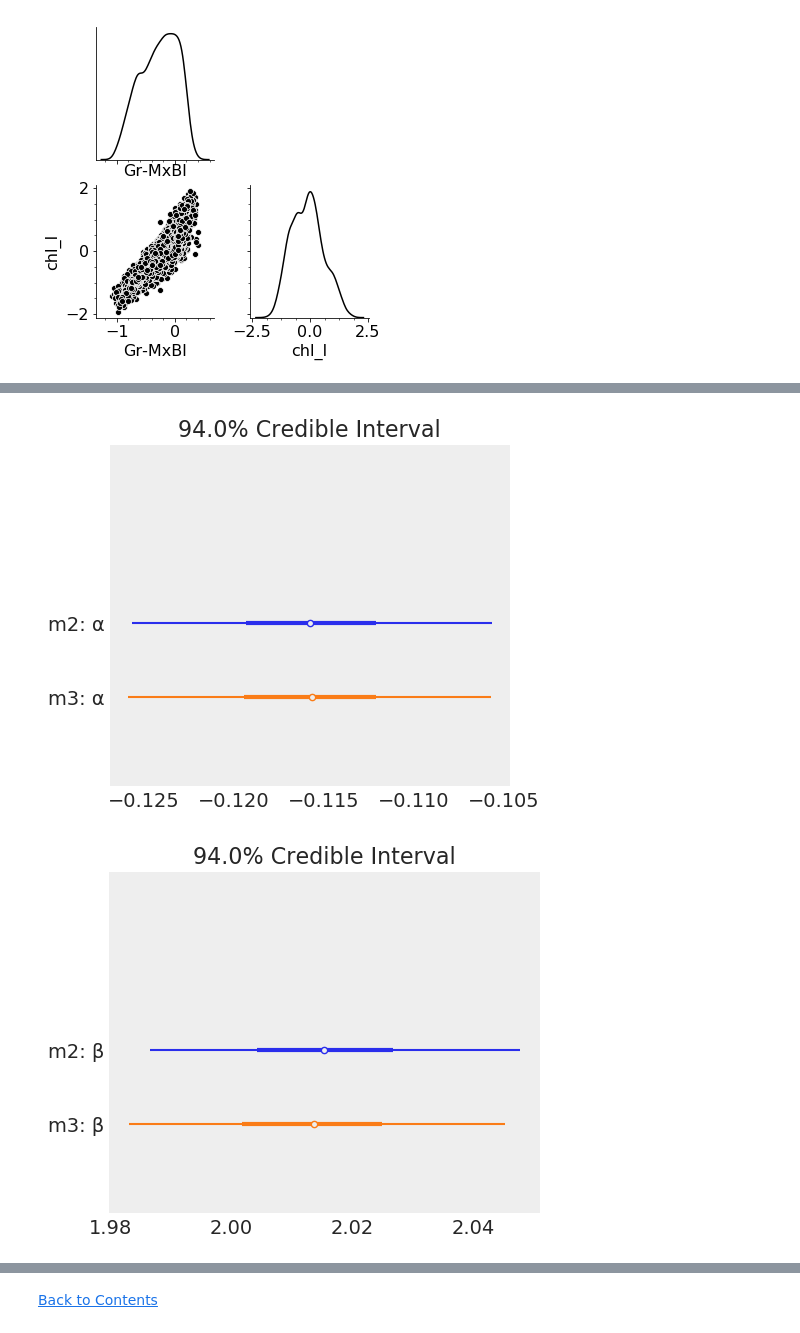
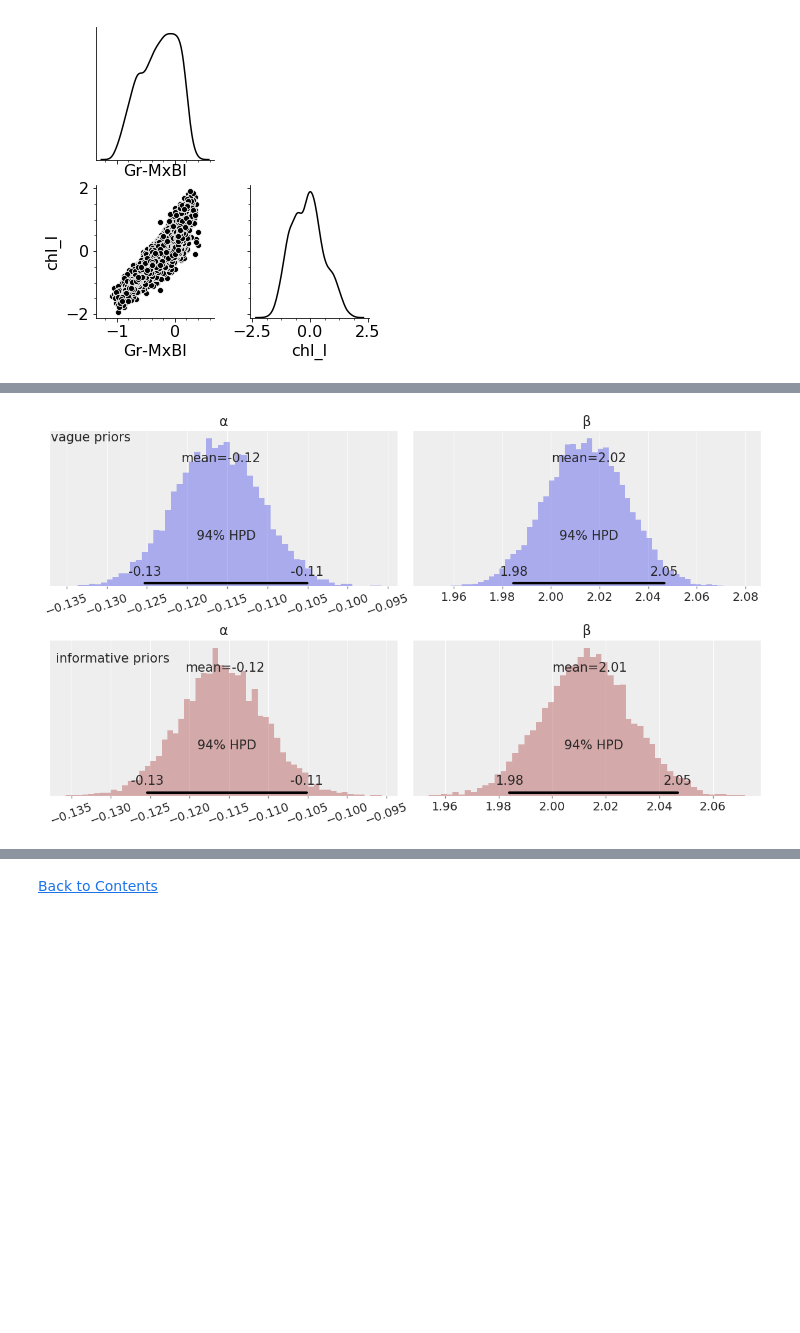
Before and after one commit to madHatter106/chlorophyll_models, a Jupyter notebook: Bayesian Tutorial.ipynb, the cells around one changed output, grey strips where cells are left out. Drawn from its saved outputs; the diff is of its cells as text; code cells hidden in the pictures; blank space fills up the shorter version.

```diff
--- a/Bayesian Tutorial.ipynb
+++ b/Bayesian Tutorial.ipynb
@@ -895,6 +882,6 @@ f.savefig('./figJar/Presentation/prior_checks_1.png')
 </center
 # %%
-with pm.Model() as m3:
+with pm.Model() as m_informative_prior:
     α = pm.Normal('α', mu=0, sd=0.2)
     β = pm.Normal('β', mu=0, sd=0.5)
     σ = pm.Uniform('σ', lower=0, upper=2)
@@ -972,15 +971,17 @@ pm.summary(trace_m3, varnames=['α', 'β', 'σ'])
-# %%
-ar.style.use('arviz-darkgrid')
-ar.plot_forest([trace_m2, trace_m3], model_names=['m2', 'm3'], var_names=['α'],
-              combined=True, figsize=(5, 4))
-f = pl.gcf()
-f.savefig('./figJar/Presentation/trace_alphas.png')
-ar.plot_forest([trace_m2, trace_m3], model_names=['m2', 'm3'], var_names=['β'],
-              combined=True, figsize=(5, 4))
-f = pl.gcf()
-f.savefig('./figJar/Presentation/trace_betas.png')
-# %% [output]
-[figure, removed]
-[figure, removed]
+# %%
+f, axs = pl.subplots(ncols=2, nrows=2, figsize=(12, 7))
+ar.plot_posterior(trace_vague, var_names=['α', 'β'], round_to=2, ax=axs[0,:], kind='hist');
+ar.plot_posterior(trace_inf, var_names=['α', 'β'], round_to=2, ax=axs[1, :], kind='hist',
+                                        color='brown');
+axs[0,0].tick_params(rotation=20)
+axs[0,0].text(-0.137, 430, 'vague priors',
+              fontdict={'fontsize': 15})
+axs[1,0].tick_params(rotation=20)
+axs[1,0].text(-0.137, 430, 'informative priors',
+              fontdict={'fontsize': 15})
+f.tight_layout()
+f.savefig('./figJar/Presentation/reg_posteriors.svg')
+# %% [output]
+[figure, added]
 # %% [markdown]
 <center>
```
Also changed, not shown: parts of 60 cells of this notebook, 7 other files.
